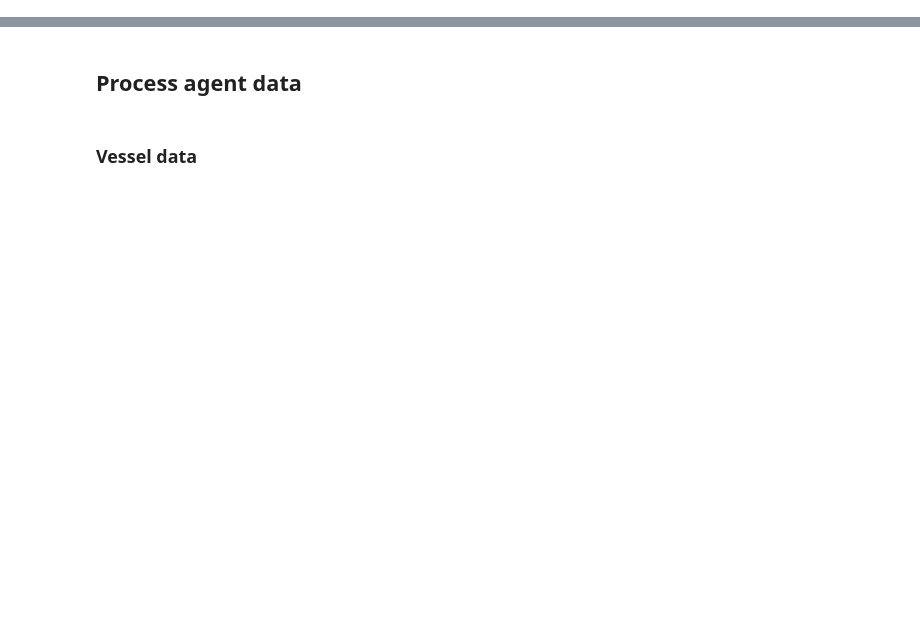
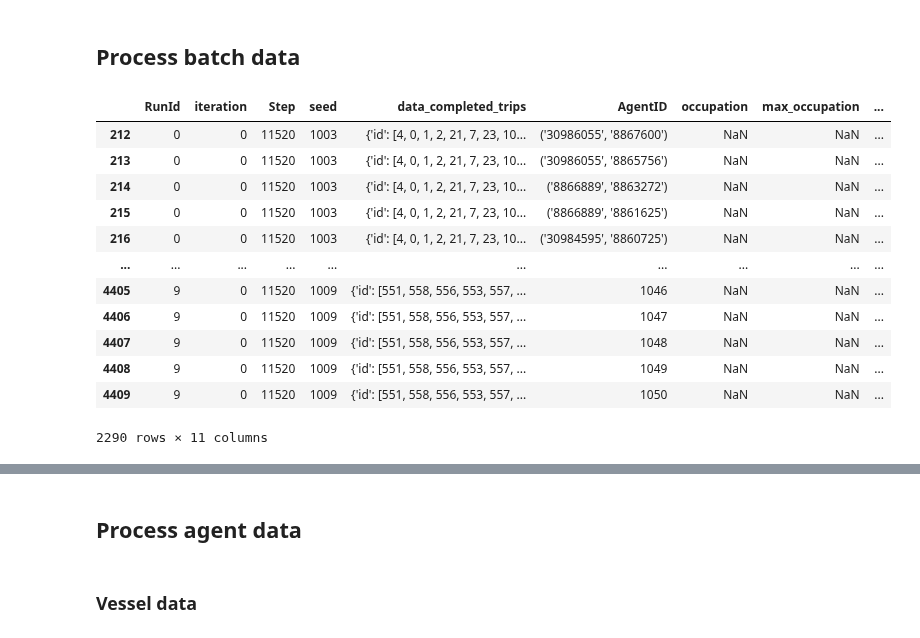
Before and after one commit to fabiandriessen/Thesis, a Jupyter notebook: ABM/own_work/Input_data_test.ipynb, the cells around one changed output, grey strips where cells are left out. Drawn from its saved outputs; the diff is of its cells as text; code cells hidden in the pictures; blank space fills up the shorter version.

```diff
--- a/ABM/own_work/Input_data_test.ipynb
+++ b/ABM/own_work/Input_data_test.ipynb
@@ -7,0 +30,2 @@ import time
+# %% [markdown]
+## Process batch data
@@ -7,0 +35,16 @@ import time
+# %%
+df_batch
+# %% [output]
+|  | RunId | iteration | Step | seed | data_completed_trips | AgentID | occupation | max_occupation | ... |
+| 212 | 0 | 0 | 11520 | 1003 | {'id': [4, 0, 1, 2, 21, 7, 23, 10... | ('30986055', '8867600') | NaN | NaN | ... |
+| 213 | 0 | 0 | 11520 | 1003 | {'id': [4, 0, 1, 2, 21, 7, 23, 10... | ('30986055', '8865756') | NaN | NaN | ... |
+| 214 | 0 | 0 | 11520 | 1003 | {'id': [4, 0, 1, 2, 21, 7, 23, 10... | ('8866889', '8863272') | NaN | NaN | ... |
+| 215 | 0 | 0 | 11520 | 1003 | {'id': [4, 0, 1, 2, 21, 7, 23, 10... | ('8866889', '8861625') | NaN | NaN | ... |
+| 216 | 0 | 0 | 11520 | 1003 | {'id': [4, 0, 1, 2, 21, 7, 23, 10... | ('30984595', '8860725') | NaN | NaN | ... |
+| ... | ... | ... | ... | ... | ... | ... | ... | ... | ... |
+| 4405 | 9 | 0 | 11520 | 1009 | {'id': [551, 558, 556, 553, 557, ... | 1046 | NaN | NaN | ... |
+| 4406 | 9 | 0 | 11520 | 1009 | {'id': [551, 558, 556, 553, 557, ... | 1047 | NaN | NaN | ... |
+| 4407 | 9 | 0 | 11520 | 1009 | {'id': [551, 558, 556, 553, 557, ... | 1048 | NaN | NaN | ... |
+| 4408 | 9 | 0 | 11520 | 1009 | {'id': [551, 558, 556, 553, 557, ... | 1049 | NaN | NaN | ... |
+| 4409 | 9 | 0 | 11520 | 1009 | {'id': [551, 558, 556, 553, 557, ... | 1050 | NaN | NaN | ... |
+2290 rows × 11 columns
```
Also changed, not shown: parts of 19 cells of this notebook, 6 other files.
